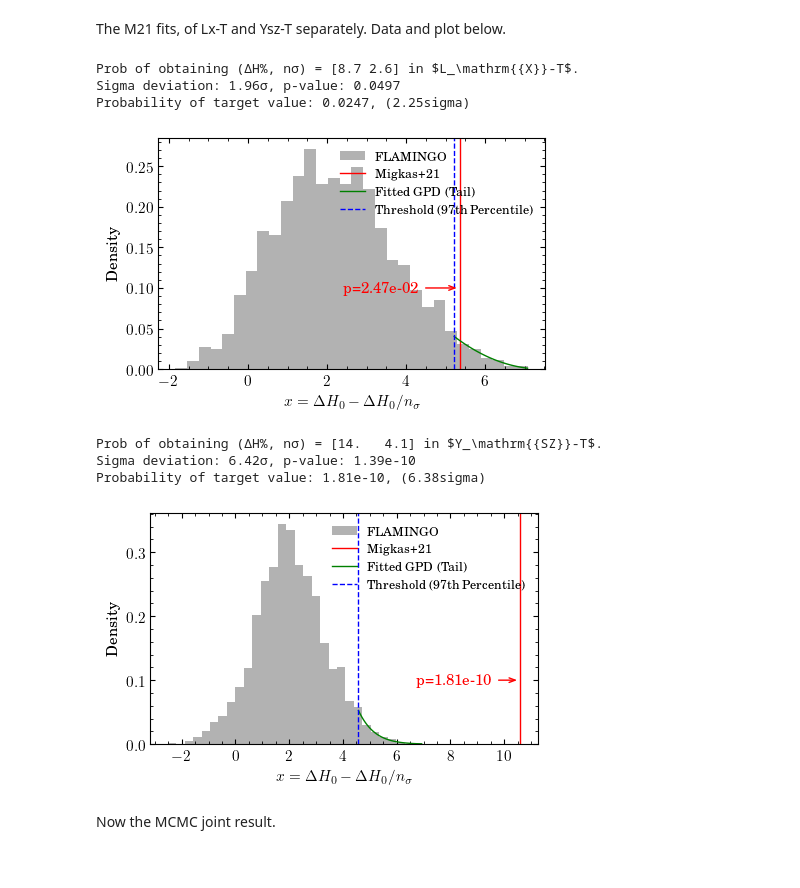
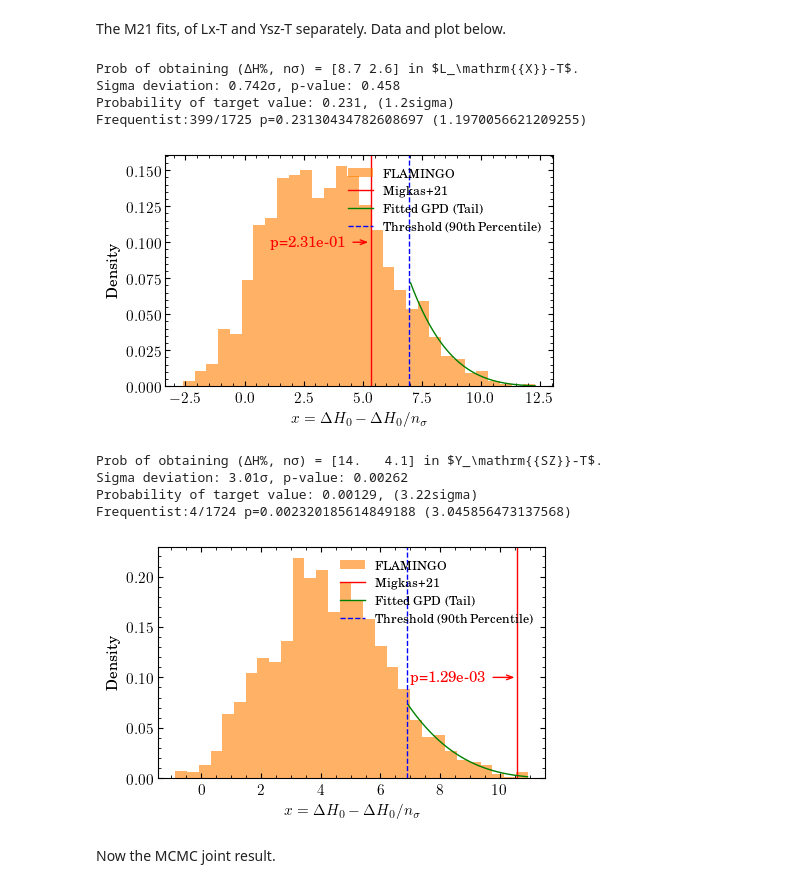
Before and after one commit to YujieH3/anisotropy-flamingo, a Jupyter notebook: analyse/discuss_scatter_prob_all_EVS.ipynb, the cells around one changed output. Cells and saved outputs as stored; diff of their text form; code cells hidden in the pictures.

Commit message:
Matched scatter results in

```diff
--- a/analyse/discuss_scatter_prob_all_EVS.ipynb
+++ b/analyse/discuss_scatter_prob_all_EVS.ipynb
@@ -13,6 +8,7 @@ from scipy.stats import genpareto
 import matplotlib.pyplot as plt
 from scipy.special import erfinv
 import math
+import clusterfit as cf
 plt.style.use('./nice.mplstyle')
 
 def load_data(file_path, data_type='mc'):
@@ -22,18 +18,34 @@ def load_data(file_path, data_type='mc'):
     return data
 
 def extract_data(data, relation):
-    df = data[data['scaling_relation'] == relation]
+    """Deal with my messy naming conventions."""
+    if 'scaling_relation' in data.columns:
+        df = data[data['scaling_relation'] == relation]
+    elif 'Relations' in data.columns:
+        df = data[data['Relations'] == relation]
+    else:
+        raise Exception('Relation/scaling relation column not found or recognised.')
+
     if 'DeltaH0' in df.columns:
         delta_h0 = df['DeltaH0'].values
+    elif '$\Delta H_0\,(\%)$' in df.columns:
+        delta_h0 = df['$\Delta H_0\,(\%)$'].values
+    elif 'Delta_H0' in df.columns:
+        delta_h0 = df['Delta_H0'].values
     else:
-        delta_h0 = df['$\Delta H_0\,(\%)$'].values
+        raise Exception('The delta H0 column not found or recognised.')
+
+
     if 'Significance $(\sigma)$' in df.columns:
         significance = df['Significance $(\sigma)$'].values
+    elif 'Significance' in df.columns:
+        significance = df['Significance'].values
     else:
-        significance = df['Significance'].values
+        raise Exception('The significance column not found or recognised.')
     return delta_h0, significance
 
 def calculate_sigma_p_value(delta_h0_proj, target_value):
+    """Calculate the p-value by number of sigma deviation from the mean."""
     median = np.median(delta_h0_proj)
     sigma_84th = np.percentile(delta_h0_proj, 84)
     sigma = sigma_84th - median
@@ -95,11 +108,13 @@ for relation, target_point in zip(['LX-T', 'YSZ-T'], target_point_arr_mc):
     shape, loc, scale = params
 
     # One can get the frequency when the sigma value is low
-    print(f'Frequentist:', np.sum(delta_h0_proj > target_value)/len(delta_h0_proj))
+    p_value_freq = np.sum(delta_h0_proj > target_value)/len(delta_h0_proj)
+    n_sigma_freq = cf.n_sigma1d(p_value_freq)
+    print(f'Frequentist:{np.sum(delta_h0_proj > target_value)}/{len(delta_h0_proj)} p={p_value_freq} ({n_sigma_freq})')
 
     # Plotting results
     plt.figure(figsize=(5, 3))
-    plt.hist(delta_h0_proj, bins=30, density=True, alpha=0.6, color='gray', label='FLAMINGO')
+    plt.hist(delta_h0_proj, bins=30, density=True, alpha=0.6, color='#ff7f00', label='FLAMINGO')
     x_vals = np.linspace(threshold, delta_h0_proj.max(), 100)
     gpd_pdf = genpareto.pdf(x_vals - threshold, shape, loc, scale) * (1 - percentile / 100)
     plt.axvline(target_value, color='red', linestyle='-', label=f'Migkas+21')
@@ -117,7 +132,7 @@ for relation, target_point in zip(['LX-T', 'YSZ-T'], target_point_arr_mc):
     plt.ylabel('Density')
     plt.legend(fontsize=9)
 
-#     plt.savefig(f'./to_paper/evs_mcmc_{relation[1]}.pdf', bbox_inches='tight')   # save the figure
+#     plt.savefig(f'./to_paper/evs_mcmc_{relation[1]}_scatter.pdf', bbox_inches='tight')   # save the figure
     plt.show()
 # %% [output]
 Prob of obtaining (ΔH%, nσ) = [8.7 2.4] in LX-T.
@@ -133,7 +148,7 @@ Frequentist: 0.00438871473354232
 # %% [markdown]
 The M21 fits, of Lx-T and Ysz-T separately. Data and plot below.
 # %%
-file_path_direct_compare = '/cosma/home/do012/dc-he4/anisotropy-flamingo/data/analysis_all/h0_direct_compare.csv'
+file_path_direct_compare = '/cosma/home/do012/dc-he4/anisotropy-flamingo/data/analysis_all/h0_direct_compare_scatter.csv'
 data_type_direct_compare = 'direct_compare'
 data_direct_compare = load_data(file_path_direct_compare, data_type_direct_compare)
 
@@ -147,46 +162,53 @@ for relation, target_point in zip(['$L_\\mathrm{{X}}-T$', '$Y_\\mathrm{{SZ}}-T$'
     sigma_deviation, p_value_sigma = calculate_sigma_p_value(delta_h0_proj, target_value)
     print(f"Sigma deviation: {sigma_deviation:.3g}σ, p-value: {p_value_sigma:.3g}")
 
-    percentile = 97
+    percentile = 90         # Set the threshold
     p_value_evt, sigma_evt = calculate_evt_p_value(delta_h0_proj, target_value, percentile)
     print(f"Probability of target value: {p_value_evt:.3g}, ({sigma_evt:.3g}sigma)")
+
+    # One can get the frequency when the sigma value is low
+    p_value_freq = np.sum(delta_h0_proj > target_value)/len(delta_h0_proj)
+    n_sigma_freq = cf.n_sigma1d(p_value_freq)
+    print(f'Frequentist:{np.sum(delta_h0_proj > target_value)}/{len(delta_h0_proj)} p={p_value_freq} ({n_sigma_freq})')
 
     threshold = np.percentile(delta_h0_proj, percentile)
     exceedances = delta_h0_proj[delta_h0_proj > threshold] - threshold
     params = genpareto.fit(exceedances)
     shape, loc, scale = params
 
     # Plotting results
     plt.figure(figsize=(5, 3))
-    plt.hist(delta_h0_proj, bins=30, density=True, alpha=0.6, color='gray', label='FLAMINGO')
+    plt.hist(delta_h0_proj, bins=30, density=True, alpha=0.6, color='#ff7f00', label='FLAMINGO')
     x_vals = np.linspace(threshold, delta_h0_proj.max(), 100)
     gpd_pdf = genpareto.pdf(x_vals - threshold, shape, loc, scale) * (1 - percentile / 100)
     plt.axvline(target_value, color='red', linestyle='-', label=f'Migkas+21')
     plt.plot(x_vals[1:], gpd_pdf[1:], color='g', label='Fitted GPD (Tail)')
     plt.axvline(threshold, color='blue', linestyle='--', label=f'Threshold ({percentile}th Percentile)')
 
     # Annotate the plot
     plt.annotate(f'p={p_value_evt:.2e}',
          xy=(target_value, 0.1), xycoords='data',
          xytext=(target_value - 1, 0.1), textcoords='data',
          arrowprops=dict(arrowstyle='->,head_width=.15', color='red'),
          horizontalalignment='right', verticalalignment='center', color='red')
 
     plt.xlabel('$x=\\Delta H_0 - \\Delta H_0 / n_\\sigma$')
     plt.ylabel('Density')
     plt.legend(fontsize=9)
 
-#     plt.savefig(f'./to_paper/evs_m21_{relation[1]}.pdf', bbox_inches='tight')  # save the figure
+#     plt.savefig(f'./to_paper/evs_m21_{relation[1]}_scatter.pdf', bbox_inches='tight')  # save the figure
     plt.show()
 # %% [output]
 Prob of obtaining (ΔH%, nσ) = [8.7 2.6] in $L_\mathrm{{X}}-T$.
-Sigma deviation: 1.96σ, p-value: 0.0497
-Probability of target value: 0.0247, (2.25sigma)
+Sigma deviation: 0.742σ, p-value: 0.458
+Probability of target value: 0.231, (1.2sigma)
+Frequentist:399/1725 p=0.23130434782608697 (1.1970056621209255)
-[figure, old version]
+[figure, new version]
 Prob of obtaining (ΔH%, nσ) = [14.   4.1] in $Y_\mathrm{{SZ}}-T$.
-Sigma deviation: 6.42σ, p-value: 1.39e-10
-Probability of target value: 1.81e-10, (6.38sigma)
+Sigma deviation: 3.01σ, p-value: 0.00262
+Probability of target value: 0.00129, (3.22sigma)
+Frequentist:4/1724 p=0.002320185614849188 (3.045856473137568)
-[figure, old version]
+[figure, new version]
 # %% [markdown]
 Now the MCMC joint result.
 # %%
```
Also changed, not shown: parts of 7 cells of this notebook, 26 other files.
